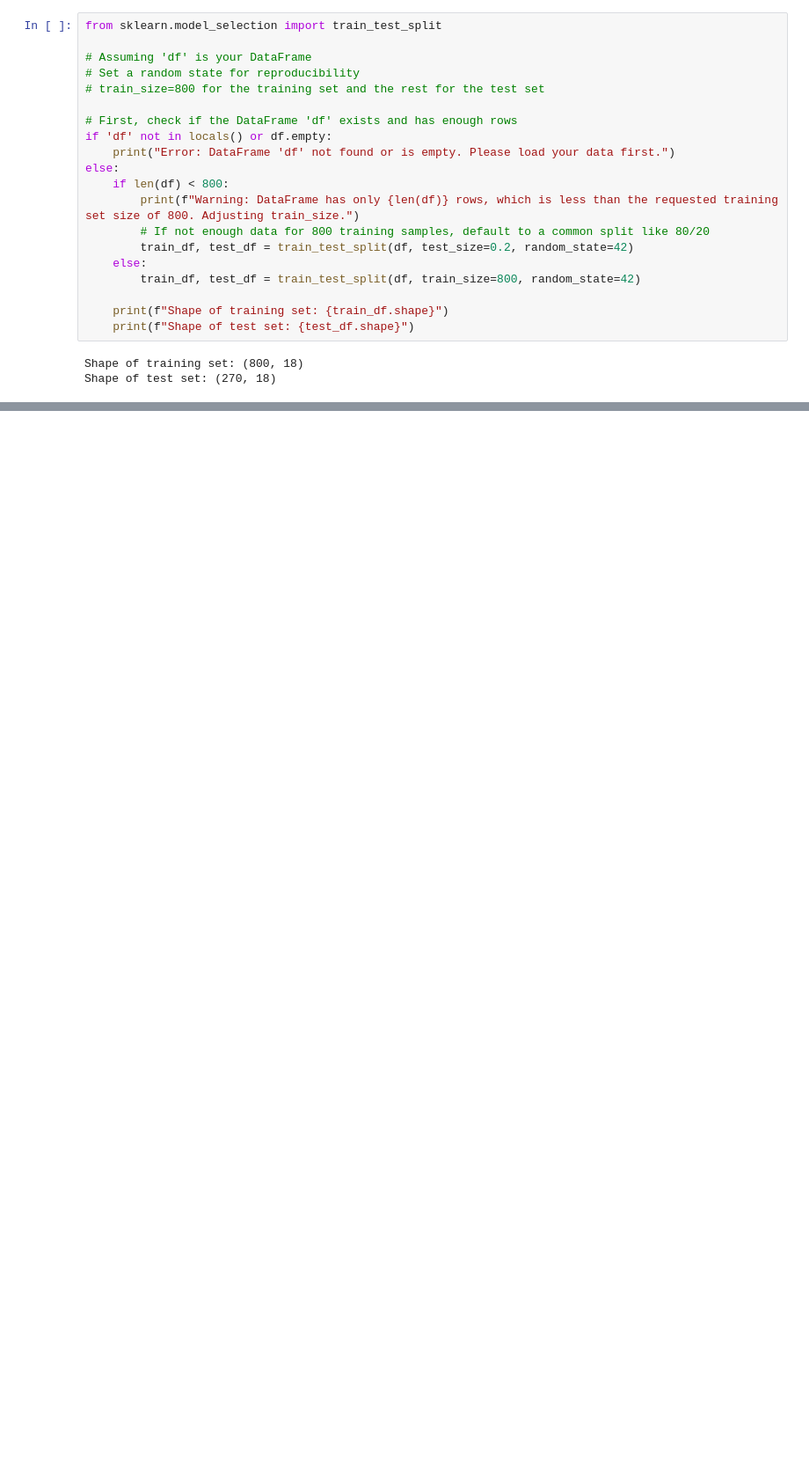
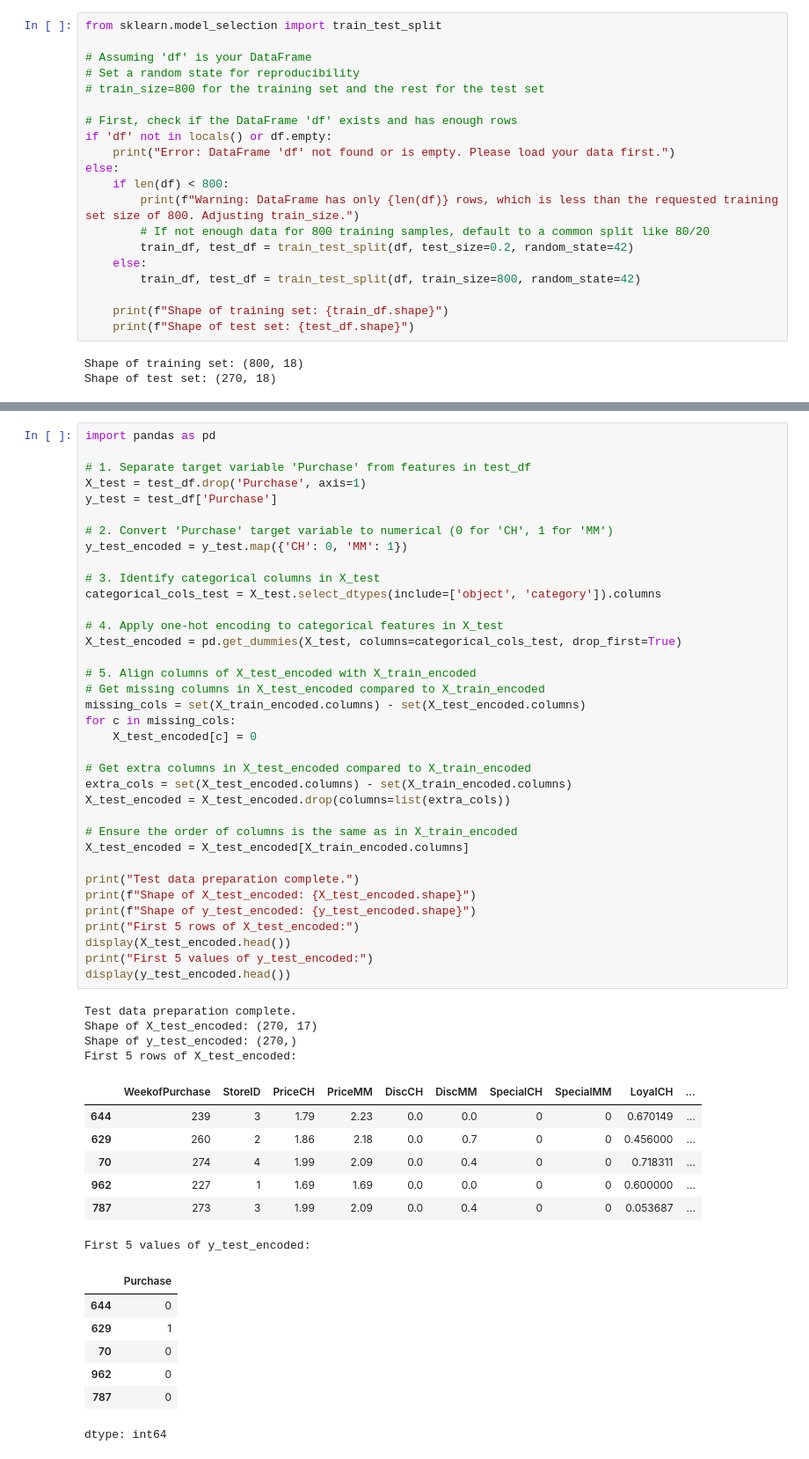
Before and after one commit to rguang/ISLP, a Jupyter notebook: Ch8 Lab.ipynb, the cells around one changed output, grey strips where cells are left out. Shown at 88% size. Cells and saved outputs as stored; diff of their text form; blank space fills up the shorter version.

```diff
--- a/Ch8 Lab.ipynb
+++ b/Ch8 Lab.ipynb
@@ -73,0 +103,55 @@ Error: 'train_df' not found. Please run previous cells to create it.
+# %%
+import pandas as pd
+
+# 1. Separate target variable 'Purchase' from features in test_df
+X_test = test_df.drop('Purchase', axis=1)
+y_test = test_df['Purchase']
+
+# 2. Convert 'Purchase' target variable to numerical (0 for 'CH', 1 for 'MM')
+y_test_encoded = y_test.map({'CH': 0, 'MM': 1})
+
+# 3. Identify categorical columns in X_test
+categorical_cols_test = X_test.select_dtypes(include=['object', 'category']).columns
+
+# 4. Apply one-hot encoding to categorical features in X_test
+X_test_encoded = pd.get_dummies(X_test, columns=categorical_cols_test, drop_first=True)
+
+# 5. Align columns of X_test_encoded with X_train_encoded
+# Get missing columns in X_test_encoded compared to X_train_encoded
+missing_cols = set(X_train_encoded.columns) - set(X_test_encoded.columns)
+for c in missing_cols:
+    X_test_encoded[c] = 0
+
+# Get extra columns in X_test_encoded compared to X_train_encoded
+extra_cols = set(X_test_encoded.columns) - set(X_train_encoded.columns)
+X_test_encoded = X_test_encoded.drop(columns=list(extra_cols))
+
+# Ensure the order of columns is the same as in X_train_encoded
+X_test_encoded = X_test_encoded[X_train_encoded.columns]
+
+print("Test data preparation complete.")
+print(f"Shape of X_test_encoded: {X_test_encoded.shape}")
+print(f"Shape of y_test_encoded: {y_test_encoded.shape}")
+print("First 5 rows of X_test_encoded:")
+display(X_test_encoded.head())
+print("First 5 values of y_test_encoded:")
+display(y_test_encoded.head())
+# %% [output]
+Test data preparation complete.
+Shape of X_test_encoded: (270, 17)
+Shape of y_test_encoded: (270,)
+First 5 rows of X_test_encoded:
+|  | WeekofPurchase | StoreID | PriceCH | PriceMM | DiscCH | DiscMM | SpecialCH | SpecialMM | LoyalCH | ... |
+| 644 | 239 | 3 | 1.79 | 2.23 | 0.0 | 0.0 | 0 | 0 | 0.670149 | ... |
+| 629 | 260 | 2 | 1.86 | 2.18 | 0.0 | 0.7 | 0 | 0 | 0.456000 | ... |
+| 70 | 274 | 4 | 1.99 | 2.09 | 0.0 | 0.4 | 0 | 0 | 0.718311 | ... |
+| 962 | 227 | 1 | 1.69 | 1.69 | 0.0 | 0.0 | 0 | 0 | 0.600000 | ... |
+| 787 | 273 | 3 | 1.99 | 2.09 | 0.0 | 0.4 | 0 | 0 | 0.053687 | ... |
+First 5 values of y_test_encoded:
+|  | Purchase |
+| 644 | 0 |
+| 629 | 1 |
+| 70 | 0 |
+| 962 | 0 |
+| 787 | 0 |
+dtype: int64
```
Also changed, not shown: parts of 46 cells of this notebook.
